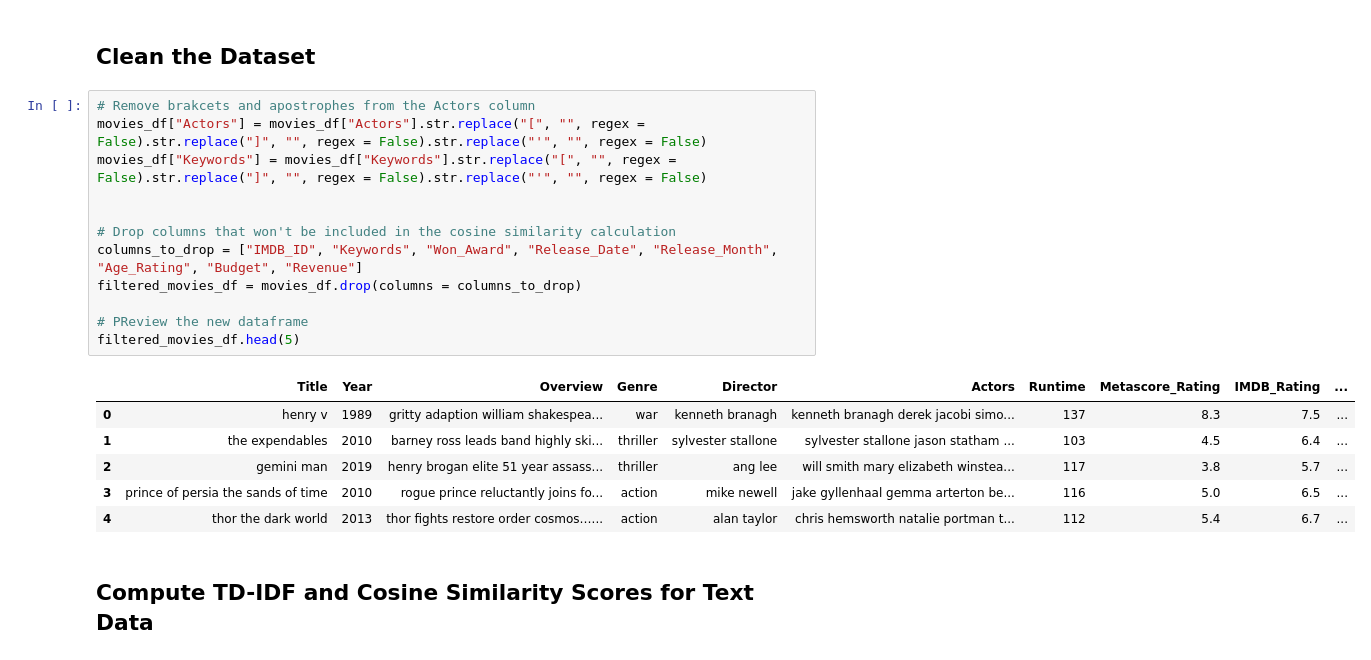
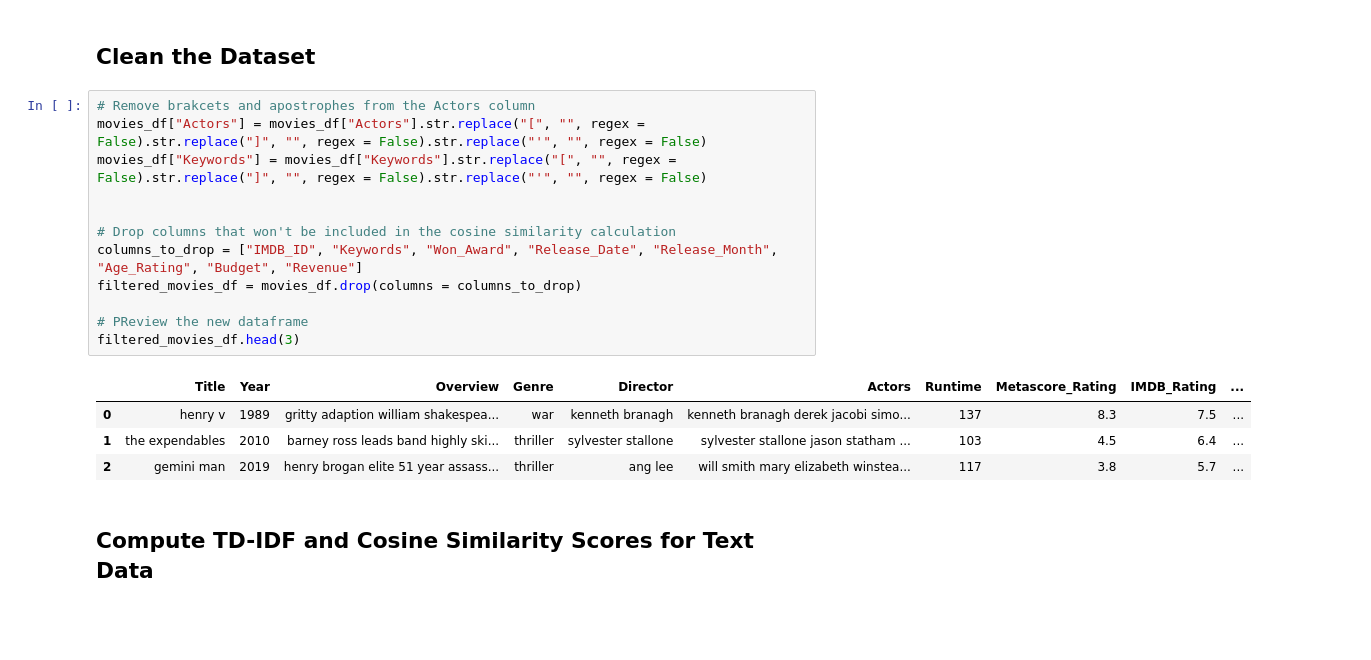
Before and after one commit to dcorc7/Movie-Recommendation-Model, a Jupyter notebook: recommender.ipynb, the cells around one changed output. Cells and saved outputs as stored; diff of their text form; blank space fills up the shorter version.

```diff
--- a/recommender.ipynb
+++ b/recommender.ipynb
@@ -39,22 +39,20 @@ movies_df.head(5)
 # %%
 # Remove brakcets and apostrophes from the Actors column
 movies_df["Actors"] = movies_df["Actors"].str.replace("[", "", regex = False).str.replace("]", "", regex = False).str.replace("'", "", regex = False)
 movies_df["Keywords"] = movies_df["Keywords"].str.replace("[", "", regex = False).str.replace("]", "", regex = False).str.replace("'", "", regex = False)
 
 
 # Drop columns that won't be included in the cosine similarity calculation
 columns_to_drop = ["IMDB_ID", "Keywords", "Won_Award", "Release_Date", "Release_Month", "Age_Rating", "Budget", "Revenue"]
 filtered_movies_df = movies_df.drop(columns = columns_to_drop)
 
 # PReview the new dataframe
-filtered_movies_df.head(5)
+filtered_movies_df.head(3)
 # %% [output]
 |  | Title | Year | Overview | Genre | Director | Actors | Runtime | Metascore_Rating | IMDB_Rating | ... |
 | 0 | henry v | 1989 | gritty adaption william shakespea... | war | kenneth branagh | kenneth branagh derek jacobi simo... | 137 | 8.3 | 7.5 | ... |
 | 1 | the expendables | 2010 | barney ross leads band highly ski... | thriller | sylvester stallone | sylvester stallone jason statham ... | 103 | 4.5 | 6.4 | ... |
 | 2 | gemini man | 2019 | henry brogan elite 51 year assass... | thriller | ang lee | will smith mary elizabeth winstea... | 117 | 3.8 | 5.7 | ... |
-| 3 | prince of persia the sands of time | 2010 | rogue prince reluctantly joins fo... | action | mike newell | jake gyllenhaal gemma arterton be... | 116 | 5.0 | 6.5 | ... |
-| 4 | thor the dark world | 2013 | thor fights restore order cosmos…... | action | alan taylor | chris hemsworth natalie portman t... | 112 | 5.4 | 6.7 | ... |
 # %% [markdown]
 ## Compute TD-IDF and Cosine Similarity Scores for Text Data
 # %%
```
Also changed, not shown: parts of 6 cells of this notebook, 4 other files.
